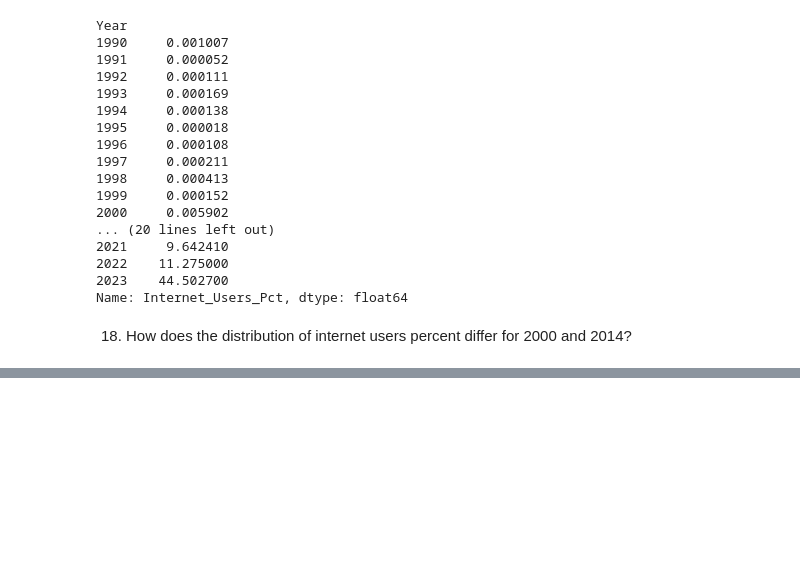
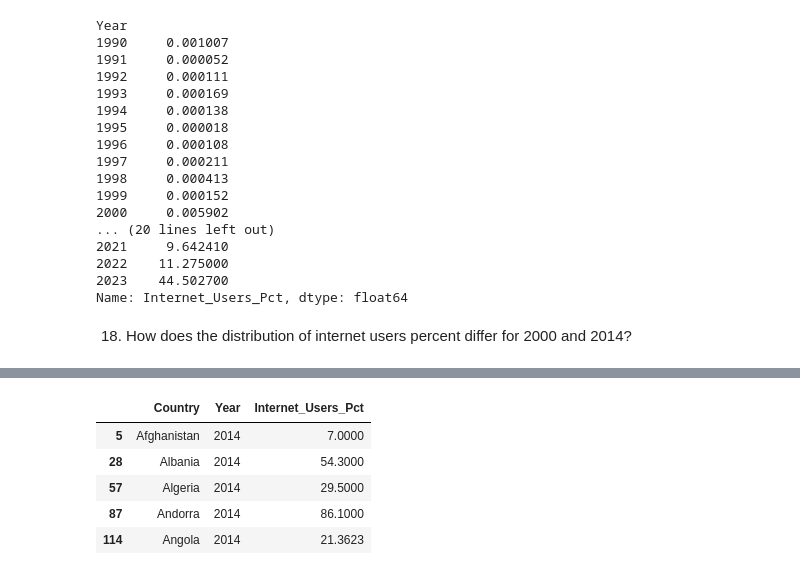
Before and after one commit to NSS-Data-Analytics-Cohort-14/gdp-and-internet-usage-Djmayfield-alt, a Jupyter notebook: notebooks/gdp_project.ipynb, the cells around one changed output, grey strips where cells are left out. Cells and saved outputs as stored; diff of their text form; code cells hidden in the pictures; blank space fills up the shorter version.

```diff
--- a/notebooks/gdp_project.ipynb
+++ b/notebooks/gdp_project.ipynb
@@ -367,0 +378,10 @@ Name: Internet_Users_Pct, dtype: float64
+# %%
+internet_2014_df = internet_df[internet_df['Year'] == 2014]
+internet_2014_df.head()
+# %% [output]
+|  | Country | Year | Internet_Users_Pct |
+| 5 | Afghanistan | 2014 | 7.0000 |
+| 28 | Albania | 2014 | 54.3000 |
+| 57 | Algeria | 2014 | 29.5000 |
+| 87 | Andorra | 2014 | 86.1000 |
+| 114 | Angola | 2014 | 21.3623 |
```
Also changed, not shown: parts of 5 cells of this notebook.
